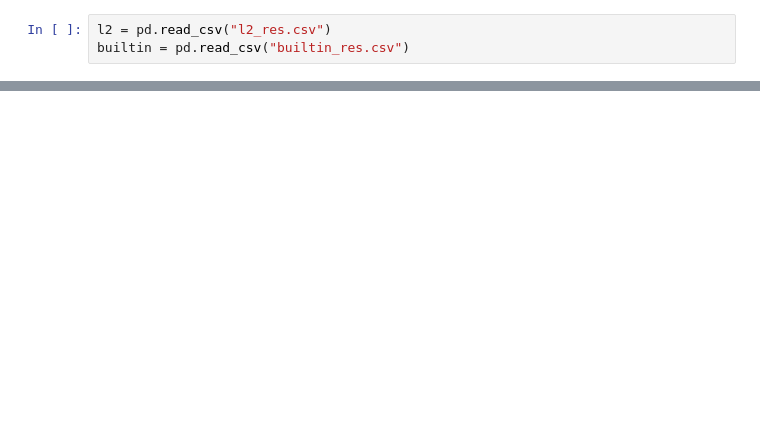
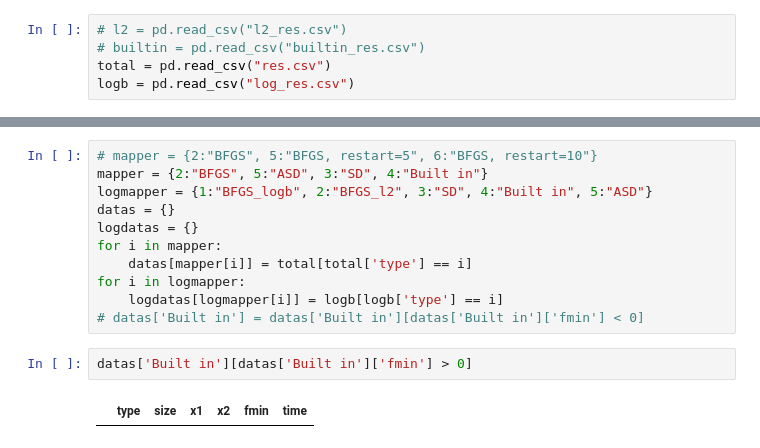
Before and after one commit to zblwwwzbl/TOR_group, a Jupyter notebook: analysis.ipynb, the cells around one changed output, grey strips where cells are left out. Saved outputs shown, nothing was run; the diff lists cells and outputs as text; blank space fills up the shorter version.

```diff
--- a/analysis.ipynb
+++ b/analysis.ipynb
@@ -9,5 +9,7 @@ output_notebook()
 Loading BokehJS ...
 [interactive output not drawn]
 # %%
-l2 = pd.read_csv("l2_res.csv")
-builtin = pd.read_csv("builtin_res.csv")
+# l2 = pd.read_csv("l2_res.csv")
+# builtin = pd.read_csv("builtin_res.csv")
+total = pd.read_csv("res.csv")
+logb = pd.read_csv("log_res.csv")
@@ -36,0 +16,15 @@ visualise_time(avgl2, avgbuiltin)
+# %%
+# mapper = {2:"BFGS", 5:"BFGS, restart=5", 6:"BFGS, restart=10"}
+mapper = {2:"BFGS", 5:"ASD", 3:"SD", 4:"Built in"}
+logmapper = {1:"BFGS_logb", 2:"BFGS_l2", 3:"SD", 4:"Built in", 5:"ASD"}
+datas = {}
+logdatas = {}
+for i in mapper:
+    datas[mapper[i]] = total[total['type'] == i]
+for i in logmapper:
+    logdatas[logmapper[i]] = logb[logb['type'] == i]
+# datas['Built in'] = datas['Built in'][datas['Built in']['fmin'] < 0]
+# %%
+datas['Built in'][datas['Built in']['fmin'] > 0]
+# %% [output]
+|  | type | size | x1 | x2 | fmin | time |
```
Also changed, not shown: parts of 11 cells of this notebook, 21 other files.
